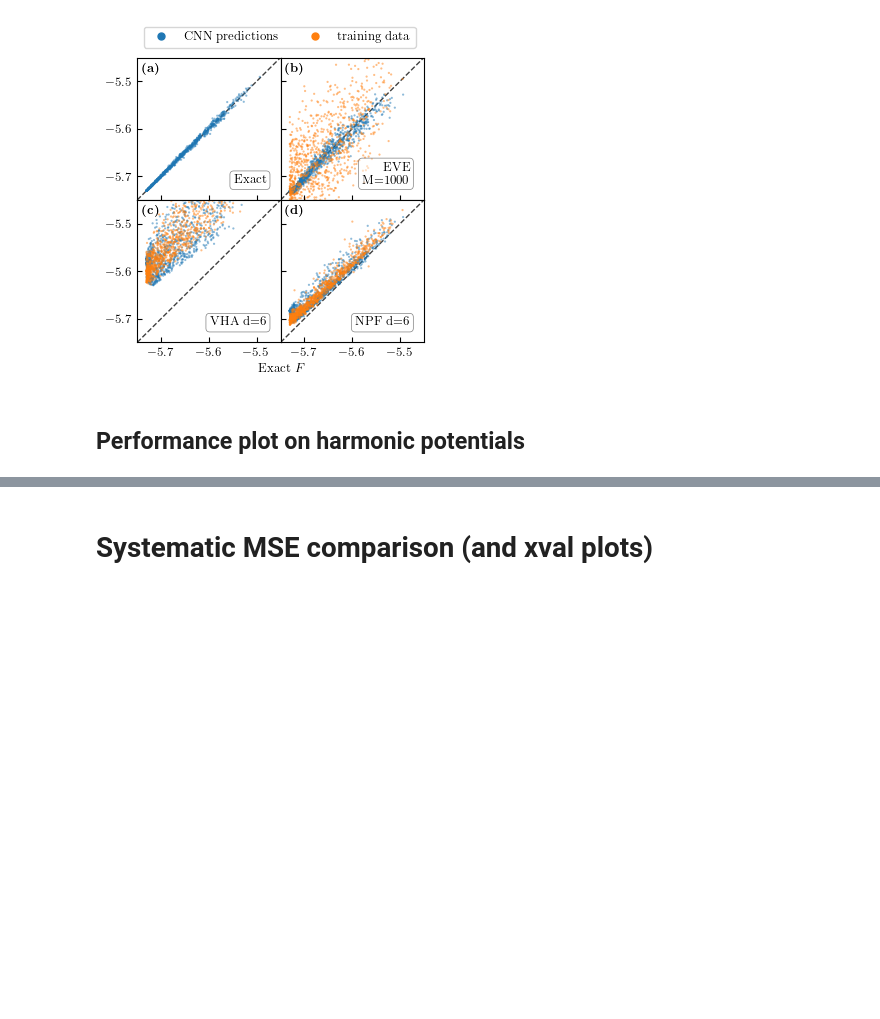
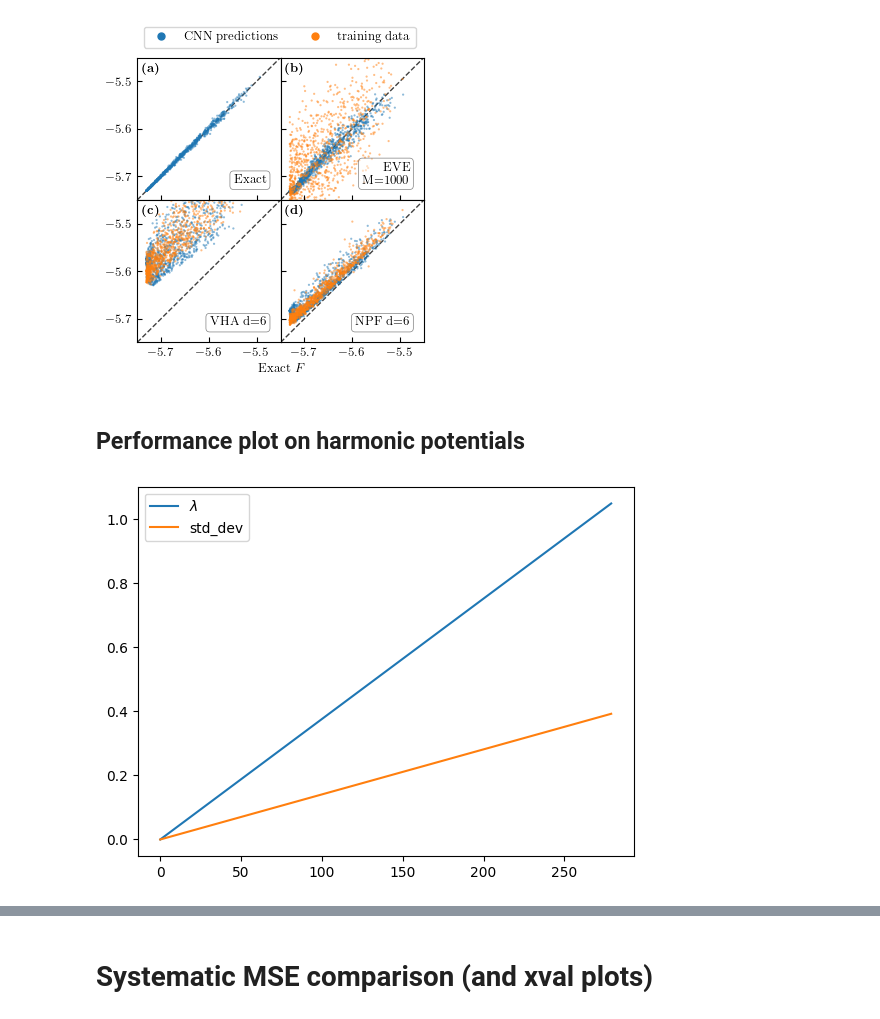
Before and after one commit to StefanoPolla/DFTQML, a Jupyter notebook: notebooks/energy_prediction_benchmarks.ipynb, the cells around one changed output, grey strips where cells are left out. Drawn from its saved outputs; the diff is of its cells as text; code cells hidden in the pictures; blank space fills up the shorter version.

```diff
--- a/notebooks/energy_prediction_benchmarks.ipynb
+++ b/notebooks/energy_prediction_benchmarks.ipynb
@@ -312,5 +312,15 @@ N_MAX_HARMONIC = 280
 harmonic_potentials, strengths = dftqml.utils.load_harmonic_potentials(data_path(L, N, U, HARMONIC_POTENTIALS) + '.h5', N_MAX_HARMONIC, 0)
 harmonic_densities, harmonic_energies = dftqml.utils.load_dft_data(data_path(L, N, U, HARMONIC_EXACT) + '.h5', N_MAX_HARMONIC)
+# %%
+potential_std = np.std(harmonic_potentials, axis=1)
+# adjust figstyle.mplstyle
+
+plt.plot(strengths, label=r"$\lambda$")
+plt.plot(potential_std, label='std_dev')
+plt.legend()
+plt.show()
+# %% [output]
+[figure, added]
 # %%
 
 from matplotlib.lines import Line2D
```
Also changed, not shown: parts of 4 cells of this notebook, 1 other file.
